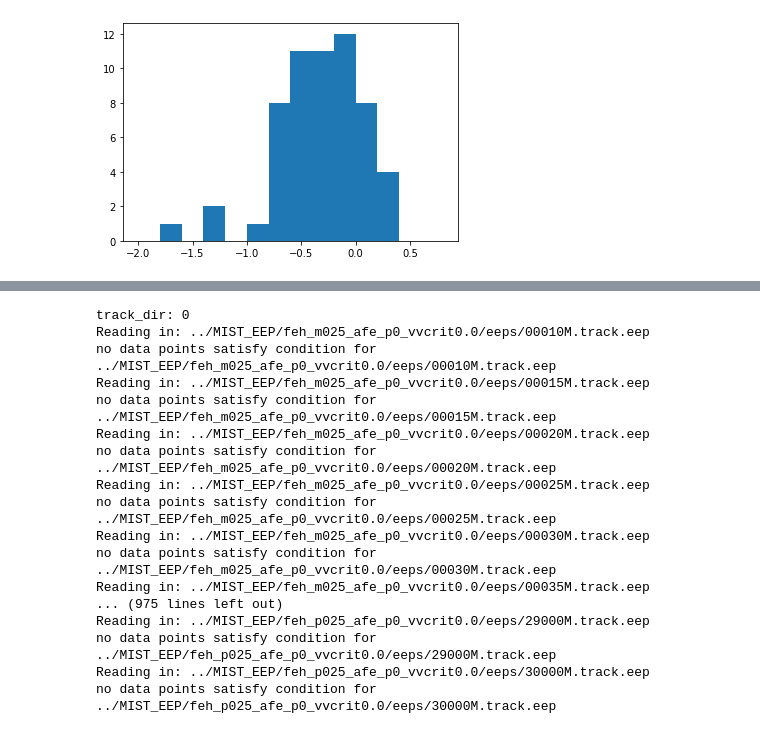
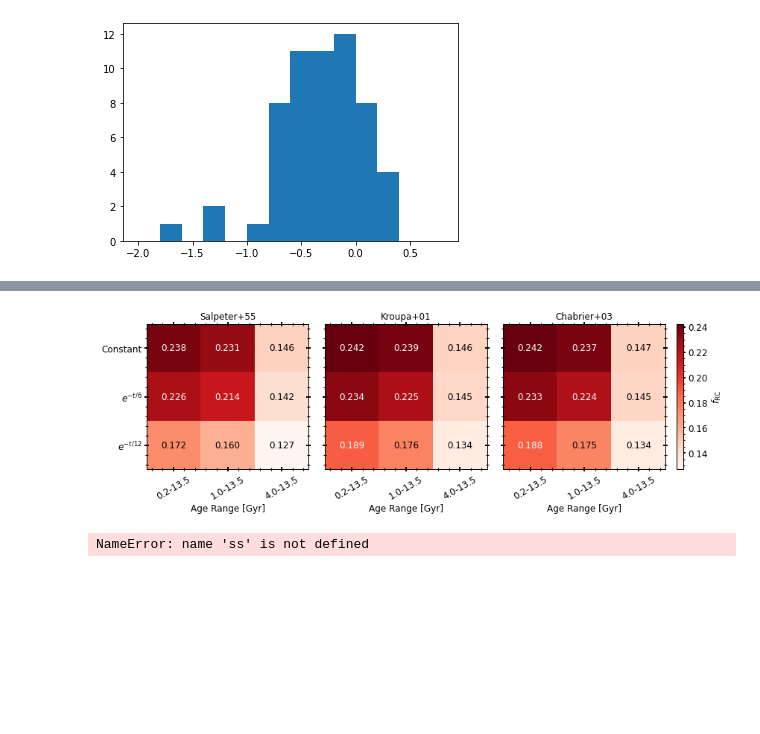
Before and after one commit to MaryumSayeed/ESPRESSO, a Jupyter notebook: scripts/isochrones.ipynb, the cells around one changed output, grey strips where cells are left out. Drawn from its saved outputs; the diff is of its cells as text; code cells hidden in the pictures; blank space fills up the shorter version.

```diff
--- a/scripts/isochrones.ipynb
+++ b/scripts/isochrones.ipynb
@@ -307,0 +497,2 @@ contamination_summary(classified)
+# %%
+model_dict_RC = check_models(logg_range=(2,3))
@@ -307,0 +517,10 @@ contamination_summary(classified)
+# %%
+model_results_RC = classify_models(model_dict_RC)
+# %%
+make_2d_plot(model_results_RC)
+# %% [output]
+[figure, added]
+# %%
+ss
+# %% [output]
+NameError: name 'ss' is not defined
@@ -329,7 +555,7 @@ def argos_figure7(track_sets, imf=imf_salpeter, sfh=sfh_flat, age_gyr=10.0, age_
     two histograms sum to 1 together.
     """
     pop = build_population(track_sets, imf=imf, sfh=sfh,
-                           feh_grid=0,masses=mass_grid, dmass=dmass,
+                           masses=mass_grid, dmass=dmass,
                            age_range=(age_gyr - age_width_gyr, age_gyr + age_width_gyr),
                            logg_range=logg_window, teff_range=teff_range,
     )
@@ -358,26 +584,7 @@ def argos_figure7(track_sets, imf=imf_salpeter, sfh=sfh_flat, age_gyr=10.0, age_
     return centres, h_rgb / norm, h_rc / norm
 MSUN_BOL_MAG = 4.74   # IAU 2015 nominal solar bolometric magnitude
 
-
 centres, h_rgb, h_rc = argos_figure7(track_sets, age_width_gyr=2.0, nbins=30)
-# %% [output]
-track_dir: 0
-Reading in: ../MIST_EEP/feh_m025_afe_p0_vvcrit0.0/eeps/00010M.track.eep
-no data points satisfy condition for ../MIST_EEP/feh_m025_afe_p0_vvcrit0.0/eeps/00010M.track.eep
-Reading in: ../MIST_EEP/feh_m025_afe_p0_vvcrit0.0/eeps/00015M.track.eep
-no data points satisfy condition for ../MIST_EEP/feh_m025_afe_p0_vvcrit0.0/eeps/00015M.track.eep
-Reading in: ../MIST_EEP/feh_m025_afe_p0_vvcrit0.0/eeps/00020M.track.eep
-no data points satisfy condition for ../MIST_EEP/feh_m025_afe_p0_vvcrit0.0/eeps/00020M.track.eep
-Reading in: ../MIST_EEP/feh_m025_afe_p0_vvcrit0.0/eeps/00025M.track.eep
-no data points satisfy condition for ../MIST_EEP/feh_m025_afe_p0_vvcrit0.0/eeps/00025M.track.eep
-Reading in: ../MIST_EEP/feh_m025_afe_p0_vvcrit0.0/eeps/00030M.track.eep
-no data points satisfy condition for ../MIST_EEP/feh_m025_afe_p0_vvcrit0.0/eeps/00030M.track.eep
-Reading in: ../MIST_EEP/feh_m025_afe_p0_vvcrit0.0/eeps/00035M.track.eep
-... (975 lines left out)
-Reading in: ../MIST_EEP/feh_p025_afe_p0_vvcrit0.0/eeps/29000M.track.eep
-no data points satisfy condition for ../MIST_EEP/feh_p025_afe_p0_vvcrit0.0/eeps/29000M.track.eep
-Reading in: ../MIST_EEP/feh_p025_afe_p0_vvcrit0.0/eeps/30000M.track.eep
-no data points satisfy condition for ../MIST_EEP/feh_p025_afe_p0_vvcrit0.0/eeps/30000M.track.eep
 # %%
 def plot_argos_figure7(centres, h_rgb, h_rc, fname="argos_fig7.png"):
     import matplotlib.pyplot as plt
```
Also changed, not shown: parts of 29 cells of this notebook, 2 other files.
